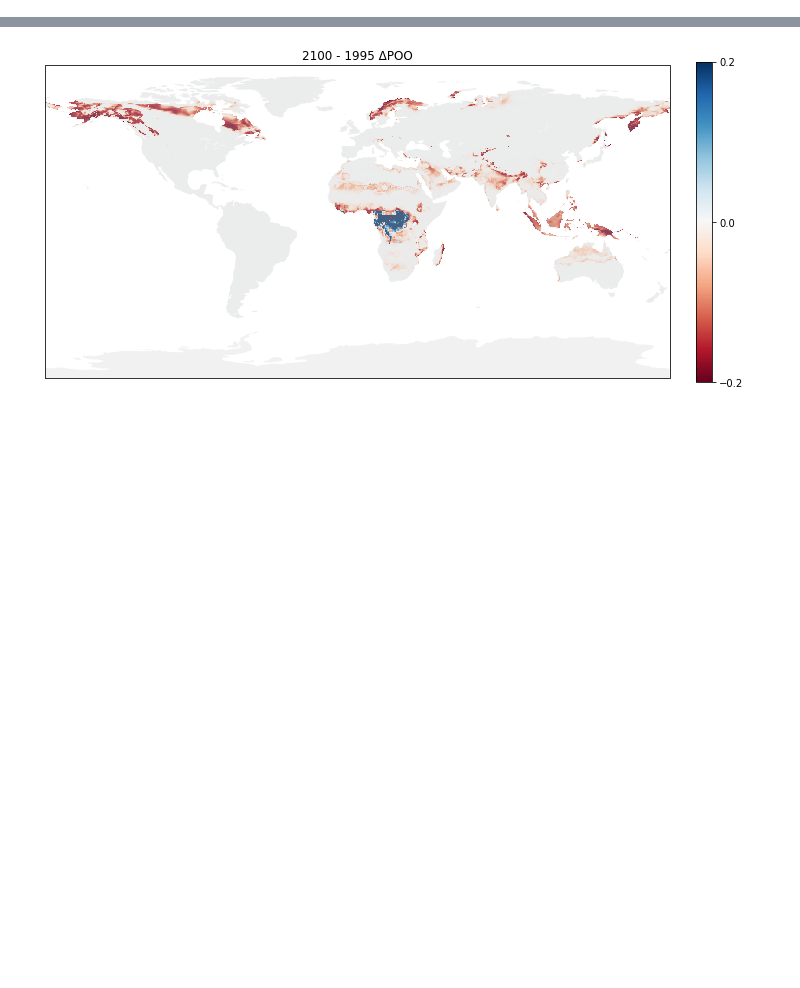
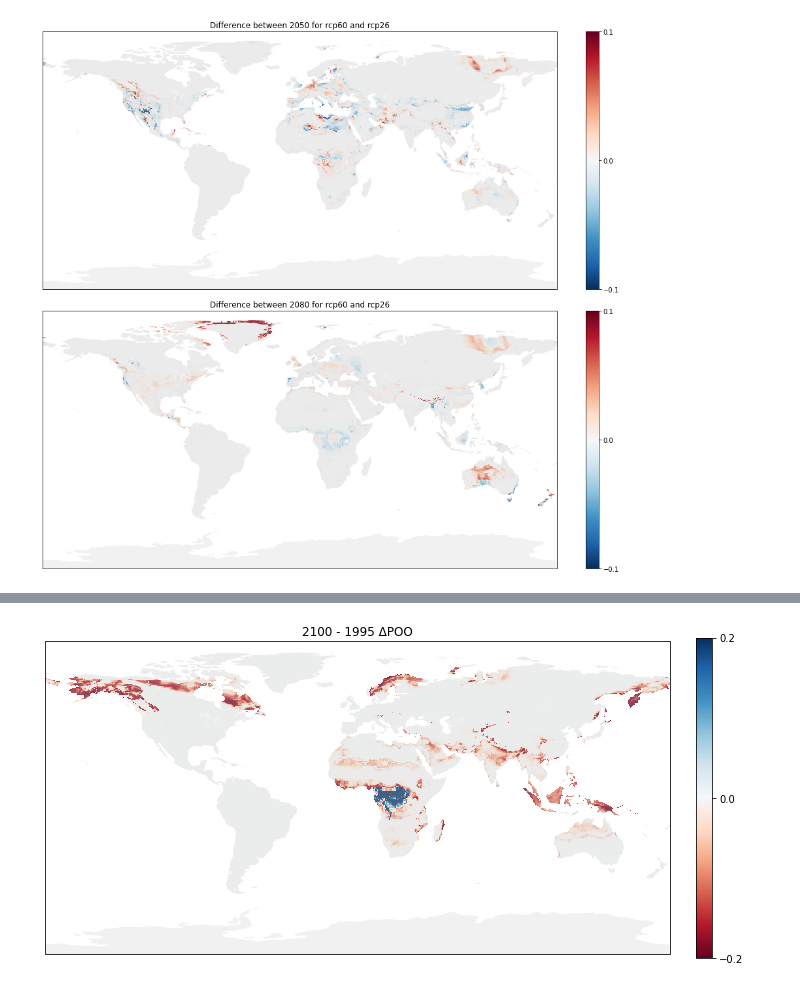
Before and after one commit to wyssacademy-unibe-ch/climate_Hari_etal_BioscenComb, a Jupyter notebook: functions/plts_new.ipynb, the cells around one changed output, grey strips where cells are left out. Drawn from its saved outputs; the diff is of its cells as text; code cells hidden in the pictures; blank space fills up the shorter version.

```diff
--- a/functions/plts_new.ipynb
+++ b/functions/plts_new.ipynb
@@ -271,0 +773,95 @@ Coordinates:
+# %%
+models=["GAM","GBM"]
+taxas=["Mammals"]
+
+model_names = ['GFDL-ESM2M', 'IPSL-CM5A-LR', 'HadGEM2-ES', 'MIROC5']
+
+years= ['1845', '1990', '1995', '2009', '2010', '2020', '2026', '2032', '2048', '2050',
+                 '2052', '2056', '2080', '2100', '2150', '2200', '2250']
+
+for taxa in taxas:# Get all possible combinations of models and model_names
+    for model in models :
+
+
+        dir_species = "/storage/scratch/users/ch21o450/data/LandClim_Output/" + model + "/" +taxa+ "/EWEMBI/"
+        available_file = os.listdir(dir_species)
+        available_names = [x.split("_[1146].nc")[0] for x in available_file]
+
+
+        species_names = available_names[:10]
+
+        #sum_bin
+
+        def calculate_mean(time, model, netcdf_path_format, is_historical=False, scenario=None):
+            newvalue_dict = {model_name: {} for model_name in model_names}
+            sum_bin_dict = {model_name: {} for model_name in model_names}
+
+            for model_name in model_names:
+                for species_name in species_names:
+                    if is_historical:
+                        ds = xr.open_dataset(netcdf_path_format.format(model,taxa, species_name, time), decode_times=False)
+                    else:
+                        ds = xr.open_dataset(netcdf_path_format.format(model,taxa, model_name, scenario, species_name, time), decode_times=False)
+                    sum_bin = ds["sum_bin"]
+                    sum_bin_dict[model_name][species_name] = sum_bin
+
+            projections_dict = {}
+
+
+            for species_name in species_names:
+                sum_bin_list = []
+                for model_name in model_names:
+                    sum_bin = sum_bin_dict[model_name][species_name]
+                    sum_bin_list.append(sum_bin)
+                sum_bin_concat = xr.concat(sum_bin_list, dim="model")
+                mean_sum_bin = sum_bin_concat.mean(dim="model")
+                projections_dict[species_name] = mean_sum_bin
+
+            mean_sum_bin_list = list(projections_dict.values())
+            mean_sum_bin = xr.concat(mean_sum_bin_list, dim="species").mean(dim="species")
+
+            return mean_sum_bin
+
+        historical_time = 1146
+        future_times = [35, 65]
+        scenarios = ["rcp26", "rcp60"]
+
+        netcdf_path_format_future = "/storage/scratch/users/ch21o450/data/LandClim_Output/{}/{}/{}/{}/{}_[{}].nc"
+        netcdf_path_format_hist = "/storage/scratch/users/ch21o450/data/LandClim_Output/{}/{}/EWEMBI/{}_[{}].nc"
+
+        mean_hist = calculate_mean(historical_time, model, netcdf_path_format_hist, is_historical=True)
+
+        fig, axes = plt.subplots(nrows=2, ncols=1, figsize=(16, 12), subplot_kw={'projection': ccrs.PlateCarree()})
+
+        cmap = matplotlib.colors.ListedColormap(['white', 'green'])
+        countries = gpd.read_file(gpd.datasets.get_path("naturalearth_lowres"))
+
+        plot_idx = 0
+        year_indices = {35: '2050', 65: '2080'}
+
+        for future_time in future_times:
+            model_names = ['GFDL-ESM2M', 'IPSL-CM5A-LR', 'HadGEM2-ES', 'MIROC5']
+            for idx, scenario in enumerate(scenarios):
+                if idx == 0:
+                    mean_rcp26 = calculate_mean(future_time, model, netcdf_path_format_future, is_historical=False, scenario=scenario)
+                elif idx == 1:
+                    mean_rcp60 = calculate_mean(future_time, model, netcdf_path_format_future, is_historical=False, scenario=scenario)
+            mean_rcp60 = mean_rcp60.isel(time=0)
+            mean_rcp26 = mean_rcp26.isel(time=0)
+            difference = mean_rcp60 - mean_rcp26
+            ax = axes.flatten()[plot_idx]
+            im = ax.pcolormesh(difference['lon'].values, difference['lat'].values, difference.values, transform=ccrs.PlateCarree(), cmap="RdBu_r", vmin=-0.1, vmax=0.1)
+
+            countries.plot(ax=ax, color="lightgray", zorder=1, alpha=0.3)
+            ax.set_title(f"Difference between {year_indices[future_time]} for rcp60 and rcp26")
+
+            cbar = plt.colorbar(im, ax=ax, fraction=0.024, pad=0.04)
+            cbar.set_ticks([-0.1, 0, 0.1])
+
+            plot_idx += 1
+
+        #axes.flatten()[-1].set_visible(False)
+
+        plt.tight_layout()
+# %% [output]
+[figure, added]
```
Also changed, not shown: parts of 37 cells of this notebook, 35 other files.
